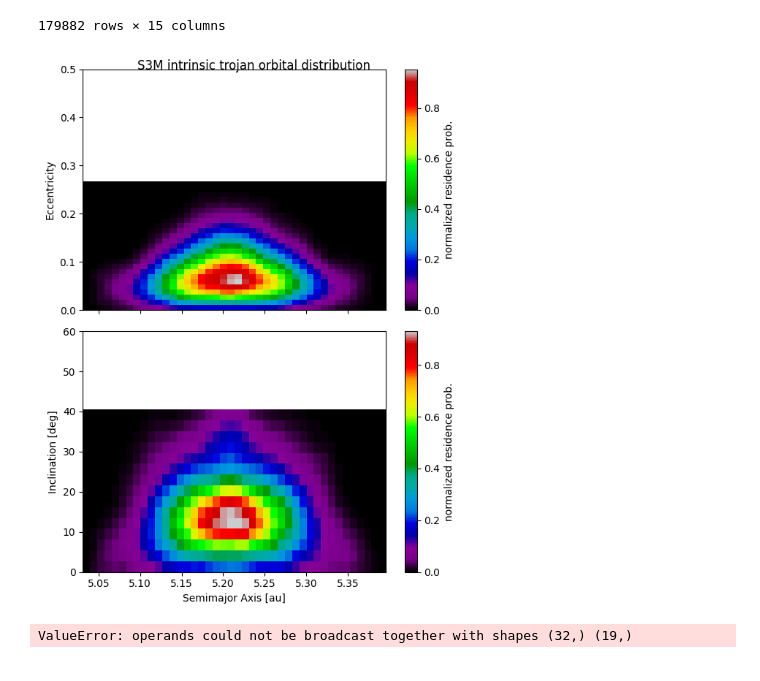
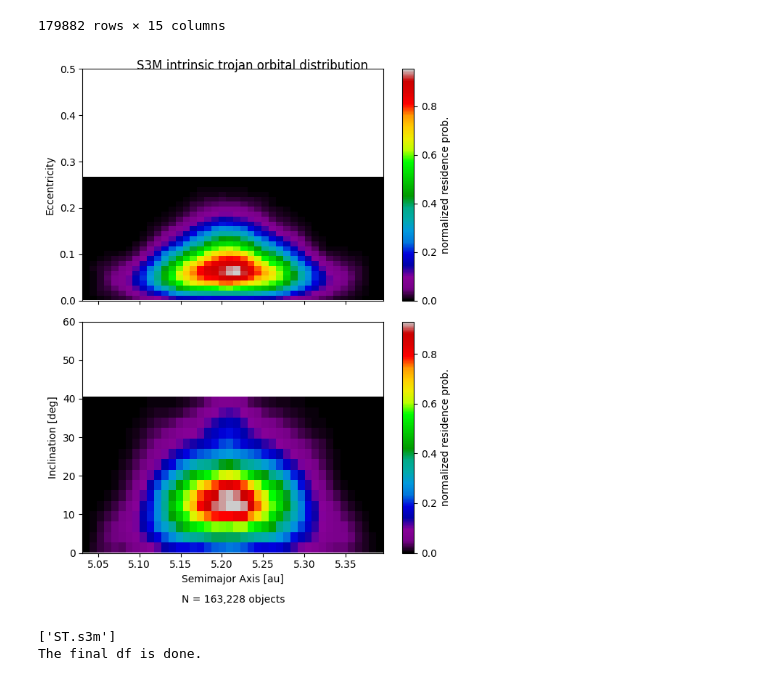
Before and after one commit to devanshi-s04/neomod, a Jupyter notebook: orbdistribution_plots.ipynb, the cells around one changed output. Cells and saved outputs as stored; diff of their text form; code cells hidden in the pictures.

```diff
--- a/orbdistribution_plots.ipynb
+++ b/orbdistribution_plots.ipynb
@@ -481,40 +500,43 @@ e_c4 = e_center_tjn[e_sel4]
 i_c4 = i_center_tjn[i_sel4]
 
 a_edges4 = np.concatenate(([a_c4[0] - da4/2], a_c4 + da4/2))
 e_edges4 = np.concatenate(([e_c4[0] - de4/2], e_c4 + de4/2))
 i_edges4 = np.concatenate(([i_c4[0] - di4/2], i_c4 + di4/2))
 
 
+count_objects4 = tjn_s3m[
+    (tjn_s3m["H"] >= 15.0) & (tjn_s3m["H"] <= 28.0) &
+    (tjn_s3m["a"] >= 3.5)  & (tjn_s3m["a"] <= 6.0)  &
+    (tjn_s3m["e"] >= 0.0)  & (tjn_s3m["e"] <  0.5)  &
+    (tjn_s3m["i"] >= 0.0)  & (tjn_s3m["i"] <= 60.0)
+].shape[0]
+
 fig4, (ax1_tjn, ax2_tjn) = plt.subplots(2, 1, figsize=(6, 8), sharex=True)
 
 # Panel (a): a–e
 im1_tjn = ax1_tjn.pcolormesh(a_edges4, e_edges4, ae_grid_plot4.T,
                      shading='auto', cmap='nipy_spectral')
 ax1_tjn.set_ylabel("Eccentricity")
 ax1_tjn.set_ylim(0.0, 0.5)
 
 cbar1_tjn = fig4.colorbar(im1_tjn, ax=ax1_tjn)
 cbar1_tjn.set_label("normalized residence prob.")
 
 # Panel (b): a–i
 im2_tjn = ax2_tjn.pcolormesh(a_edges4, i_edges4, ai_grid_plot4.T,
                      shading='auto', cmap='nipy_spectral')
 ax2_tjn.set_xlabel("Semimajor Axis [au]")
 ax2_tjn.set_ylabel("Inclination [deg]")
 ax2_tjn.set_ylim(0.0, 60.0)
 cbar2_tjn = fig4.colorbar(im2_tjn, ax=ax2_tjn)
 cbar2_tjn.set_label("normalized residence prob.")
 
+ax2_tjn.text(0.5, -0.18,
+         f"N = {count_objects4:,} objects",
+         transform=ax2_tjn.transAxes,
+         ha="center", va="top", fontsize=10)
+
 fig4.suptitle("S3M intrinsic trojan orbital distribution", y=0.95)
 fig4.tight_layout()
 # %% [output]
-[figure, old version]
+[figure, new version]
-# %%
-print("a_edges same ", np.allclose(a_edges,  a_edges3))
-print("e_edges same ", np.allclose(e_edges,  e_edges3))
-print("i_edges same ", np.allclose(i_edges,  i_edges3))
-
-print("ae shapes:", ae_grid_plot.shape, ae_grid_plot3.shape)
-print("ai shapes:", ai_grid_plot.shape, ai_grid_plot3.shape)
-# %% [output]
-ValueError: operands could not be broadcast together with shapes (32,) (19,)
@@ -520,0 +545,5 @@ ValueError: operands could not be broadcast together with shapes (32,) (19,)
+# %%
+tnos_s3m = tn.define_s3m()
+# %% [output]
+['ST.s3m']
+The final df is done.
```
Also changed, not shown: parts of 15 cells of this notebook, 6 other files.
